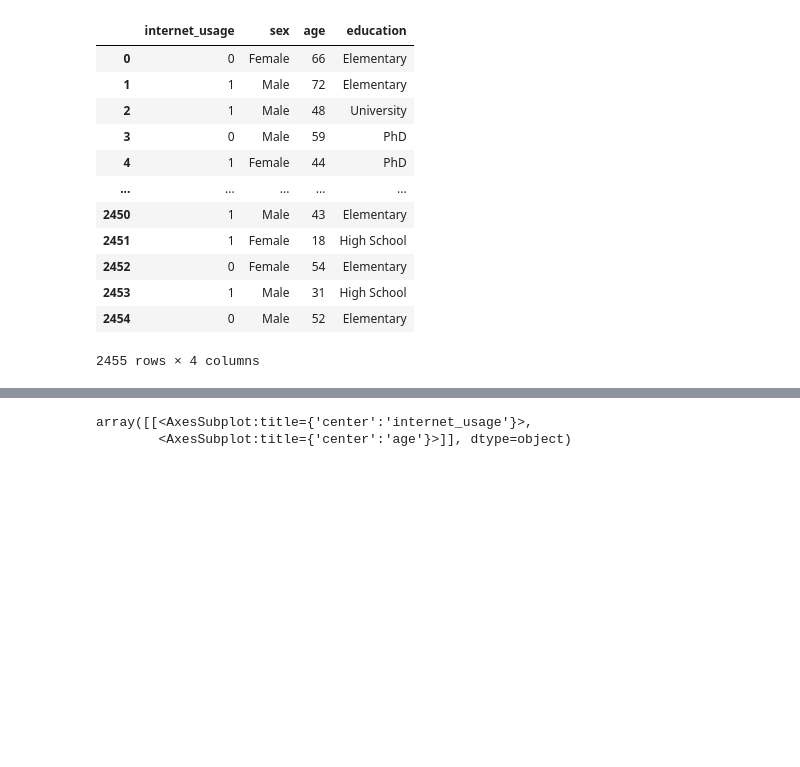
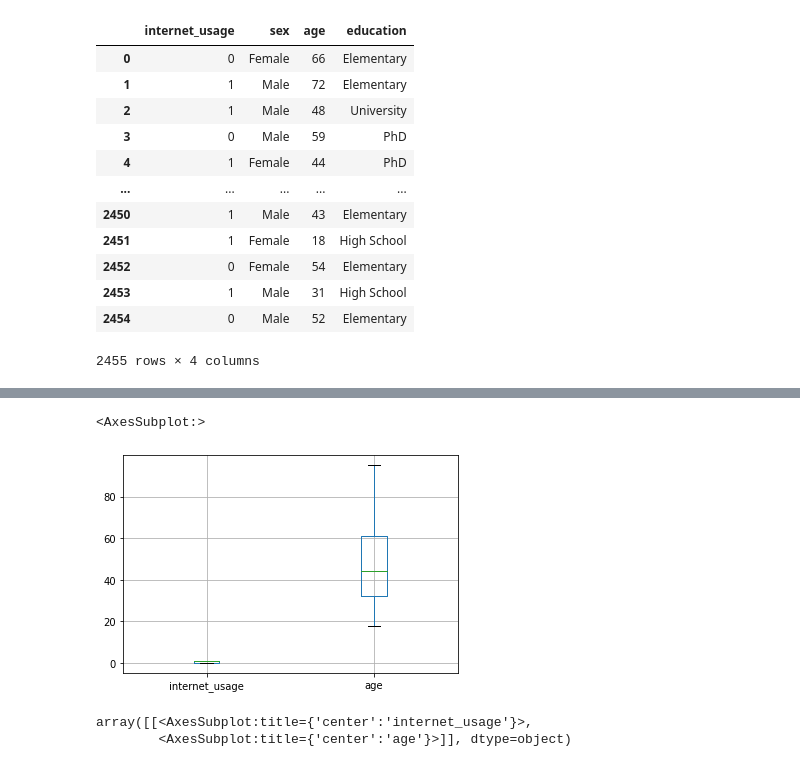
Before and after one commit to suarezpaz/machine-learning-program, a Jupyter notebook: #01. Data Tables & Basic Concepts of Programming/01session.ipynb, the cells around one changed output, grey strips where cells are left out. Saved outputs shown, nothing was run; the diff lists cells and outputs as text; code cells hidden in the pictures; blank space fills up the shorter version.

Commit message:
segunda clase filtros en pandas

```diff
--- a/#01. Data Tables & Basic Concepts of Programming/01session.ipynb
+++ b/#01. Data Tables & Basic Concepts of Programming/01session.ipynb
@@ -312,0 +337,5 @@ pandas.read_excel(io = 'internet_usage_spain.xlsx', sheet_name=1)
+# %%
+pandas.read_excel(io = 'internet_usage_spain.xlsx', sheet_name=1).boxplot()
+# %% [output]
+<AxesSubplot:>
+[figure, added]
```
Also changed, not shown: parts of 70 cells of this notebook, 2 other files.
